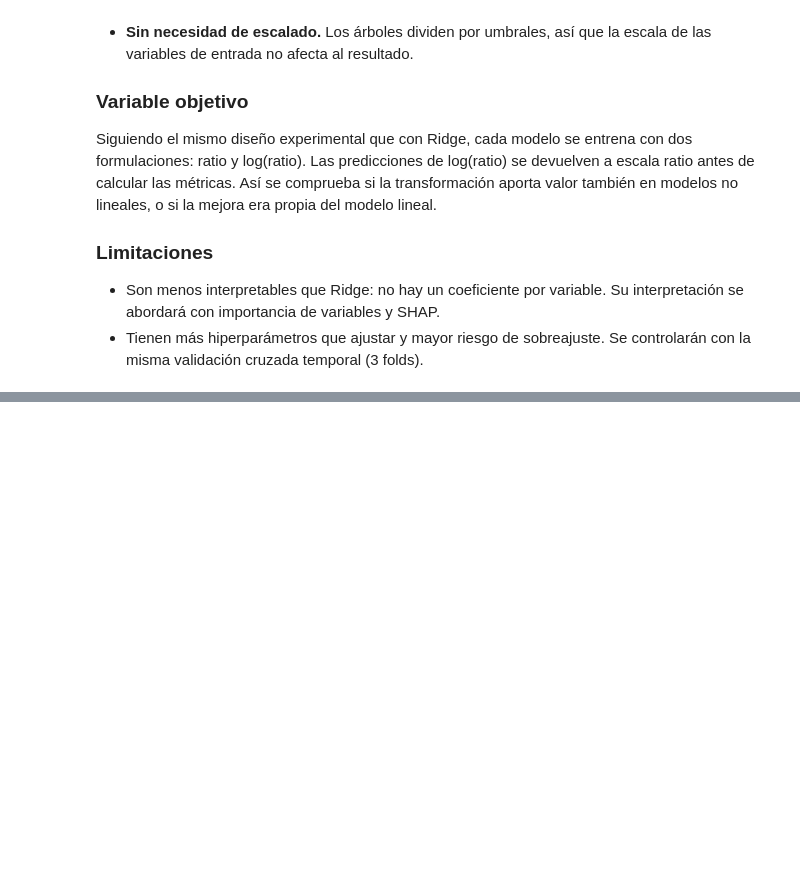
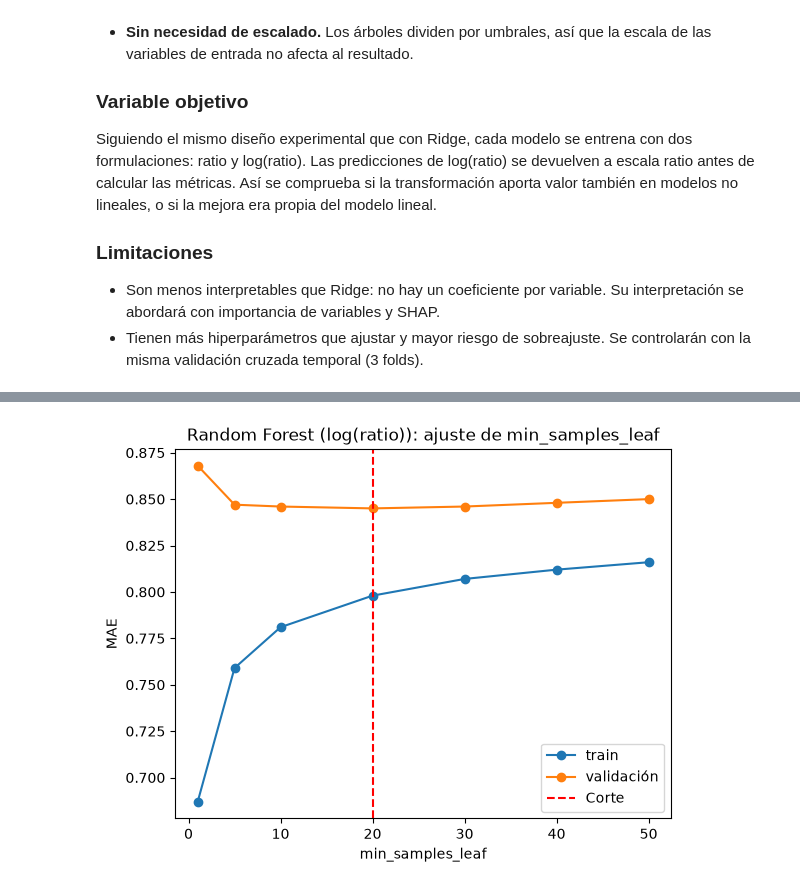
Before and after one commit to muntrans/TFM, a Jupyter notebook: 10.Modelado/10.3_Arboles.ipynb, the cells around one changed output, grey strips where cells are left out. Cells and saved outputs as stored; diff of their text form; code cells hidden in the pictures; blank space fills up the shorter version.

```diff
--- a/10.Modelado/10.3_Arboles.ipynb
+++ b/10.Modelado/10.3_Arboles.ipynb
@@ -32,0 +53,4 @@ from sklearn.ensemble import RandomForestRegressor
+# %%
+# Datos y folds
+df = pd.read_parquet("datos/df_split.parquet")
+folds = pd.read_csv("datos/folds.csv", dtype=str)
@@ -32,0 +165,27 @@ from sklearn.ensemble import RandomForestRegressor
+# %%
+HOJAS = [1, 5, 10, 20, 30, 40, 50]
+
+filas = []
+for hoja in HOJAS:
+    modelo_rf.set_params(rf__min_samples_leaf=hoja)
+
+    maes, rmses, maes_train = [], [], []
+    for mes in MESES_VALIDACION:
+        train, valid = obtener_fold(df, mes)
+        modelo_rf.fit(train, np.log(train[OBJETIVO]))                 # ← APRENDER con log(ratio)
+        pred = np.exp(modelo_rf.predict(valid))                       # ← PREDECIR y volver a escala ratio
+
+        m = metricas(valid[OBJETIVO], pred)
+        maes.append(m["MAE"])
+        rmses.append(m["RMSE"])
+        pred_train = np.exp(modelo_rf.predict(train))                 # ← train también en escala ratio
+        maes_train.append(metricas(train[OBJETIVO], pred_train)["MAE"])
+
+    filas.append({"número_hojas": hoja,
+                  "MAE_train": np.mean(maes_train),
+                  "MAE_medio_val": np.mean(maes),
+                  "RMSE_medio": np.mean(rmses),
+                  "MAE_por_fold": np.round(maes, 3)})
+
+ajuste_rf_log = pd.DataFrame(filas).round(3)
+print(ajuste_rf_log)
@@ -32,0 +201,11 @@ from sklearn.ensemble import RandomForestRegressor
+# %%
+plt.plot(ajuste_rf_log["número_hojas"], ajuste_rf_log["MAE_train"], marker="o", label="train")
+plt.plot(ajuste_rf_log["número_hojas"], ajuste_rf_log["MAE_medio_val"], marker="o", label="validación")
+plt.xlabel("min_samples_leaf")
+plt.ylabel("MAE")
+plt.title("Random Forest (log(ratio)): ajuste de min_samples_leaf")
+plt.axvline(x=20, color="red", linestyle="--", linewidth=1.5, label="Corte")
+plt.legend()
+plt.show()
+# %% [output]
+[figure, added]
```
Also changed, not shown: parts of 21 cells of this notebook, 3 other files.
